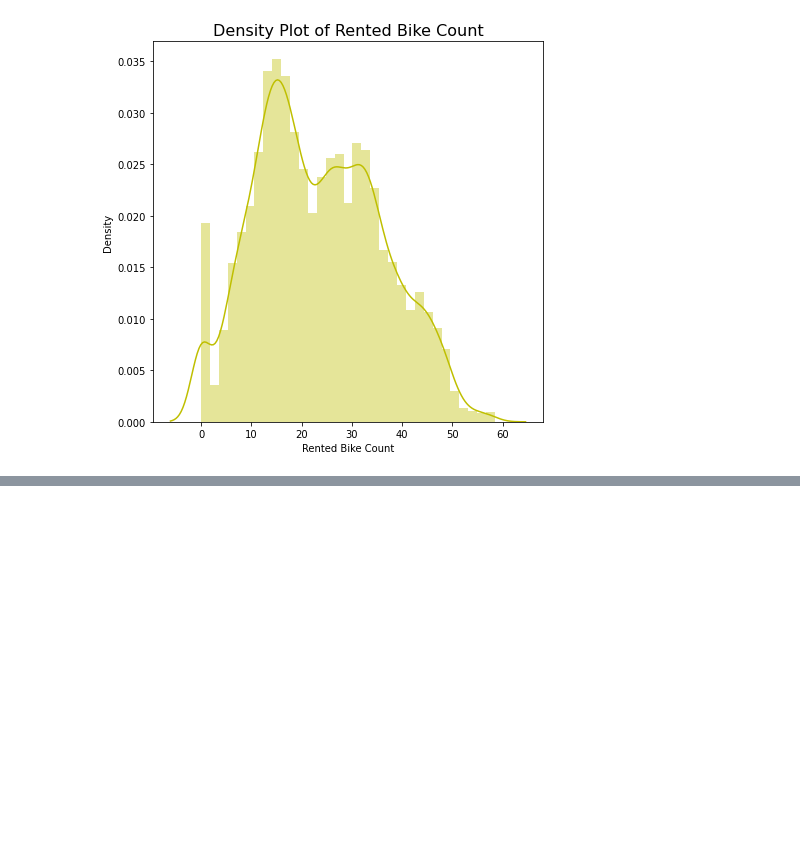
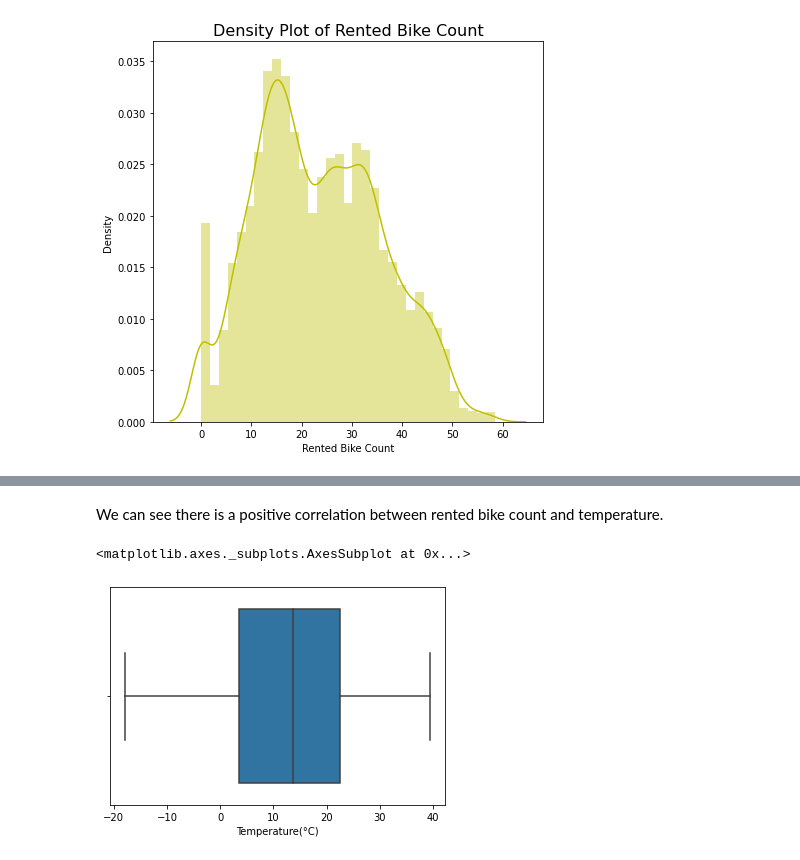
Before and after one commit to snehahampapura/Bike-Sharing-Demand-Prediction, a Jupyter notebook: Bike_Sharing_Demand_Prediction_Capstone_Project.ipynb, the cells around one changed output, grey strips where cells are left out. Saved outputs shown, nothing was run; the diff lists cells and outputs as text; code cells hidden in the pictures; blank space fills up the shorter version.

```diff
--- a/Bike_Sharing_Demand_Prediction_Capstone_Project.ipynb
+++ b/Bike_Sharing_Demand_Prediction_Capstone_Project.ipynb
@@ -201,0 +283,7 @@ Name: weekday, dtype: int64
+# %% [markdown]
+We can see there is a positive correlation between rented bike count and temperature.
+# %%
+sns.boxplot(dataset['Temperature(°C)'])
+# %% [output]
+<matplotlib.axes._subplots.AxesSubplot at 0x...>
+[figure, added]
```
Also changed, not shown: parts of 73 cells of this notebook.
